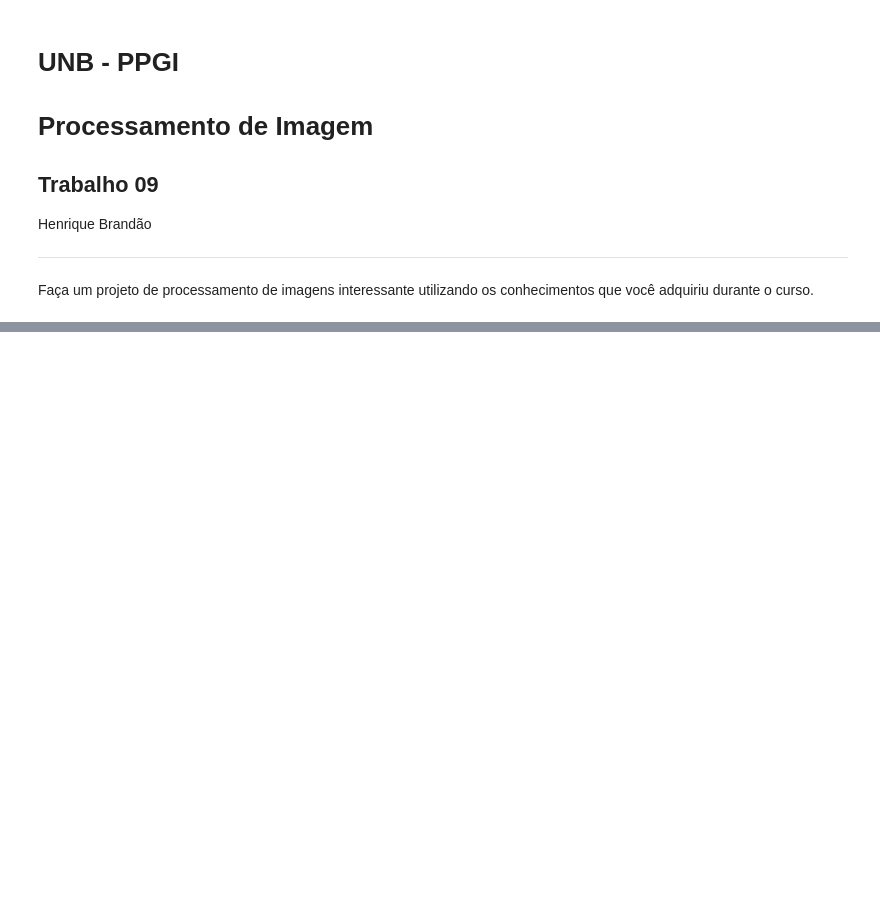
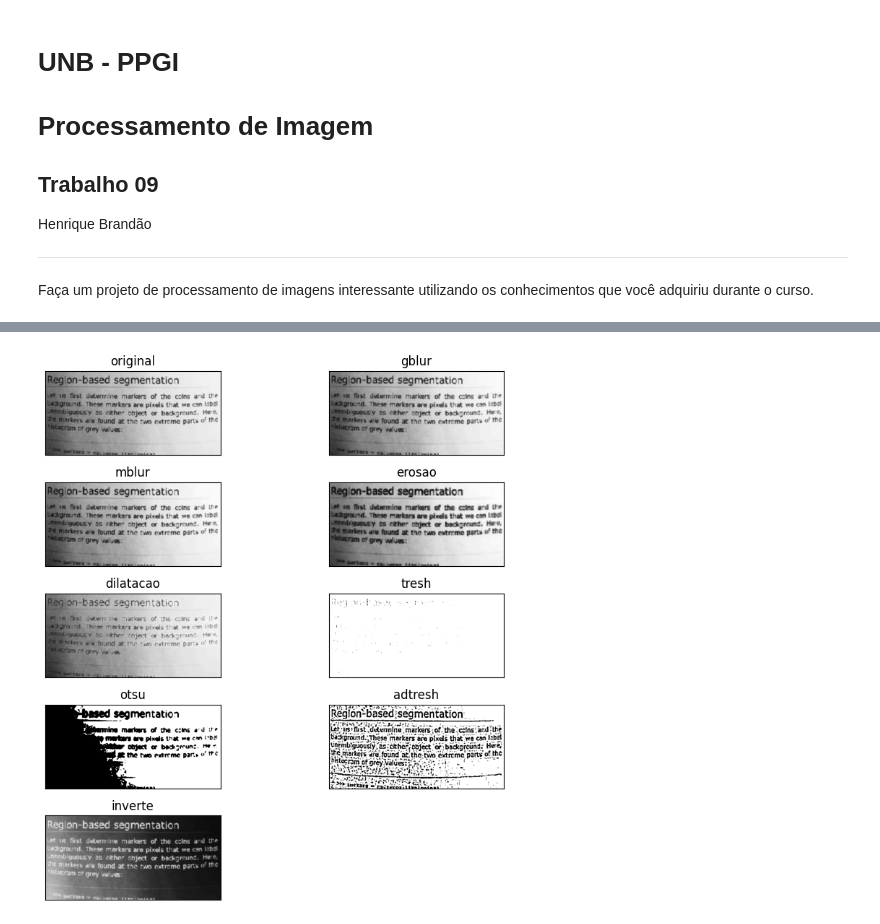
Before and after one commit to htbrandao/ppgi-proc-img, a Jupyter notebook: trab09/trab09.ipynb, the cells around one changed output, grey strips where cells are left out. Drawn from its saved outputs; the diff is of its cells as text; code cells hidden in the pictures; blank space fills up the shorter version.

```diff
--- a/trab09/trab09.ipynb
+++ b/trab09/trab09.ipynb
@@ -99,0 +67,43 @@ plt.show()
+# %%
+inverte = lambda i: cv2.bitwise_not(i)
+
+gblur = lambda i: cv2.GaussianBlur(i, (3,3), 0)
+mblur = lambda i: cv2.medianBlur(i, 3, 0)
+
+kernel = np.ones((3,3), np.uint8)
+erosao = lambda x: cv2.erode(x, kernel, iterations=1)
+dilatacao = lambda x: cv2.dilate(x, kernel, iterations=1)
+
+tresh = lambda i: cv2.threshold(i, 50, 255, cv2.THRESH_BINARY)[-1]
+otsu = lambda i: cv2.threshold(cv2.GaussianBlur(i,(5,5),0),0,255,cv2.THRESH_BINARY+cv2.THRESH_OTSU)[-1]
+adtresh = lambda i: cv2.adaptiveThreshold(i,255,cv2.ADAPTIVE_THRESH_MEAN_C, cv2.THRESH_BINARY,11,2)
+
+def dithering(pixels):
+    return Image.fromarray(pixels).convert("P", dither=Image.Dither.FLOYDSTEINBERG)
+# %%
+plt.figure(figsize=(8,14))
+
+_ = x2
+__ = (
+    ('original', _),
+    ('gblur', gblur(_)),
+    ('mblur', mblur(_)),
+    ('erosao', erosao(_)),
+    ('dilatacao', dilatacao(_)),
+    ('tresh', tresh(_)),
+    ('otsu', otsu(_)),
+    ('adtresh', adtresh(_)),
+    ('inverte', inverte(_)),
+)
+
+for i,_ in enumerate(__):
+    plt.subplot(len(__),2,i+1)
+    plt.title(_[0])
+    plt.imshow(_[-1], cmap='gray')
+    plt.xticks([])
+    plt.yticks([])
+
+plt.tight_layout()
+plt.show()
+# %% [output]
+[figure, added]
```
Also changed, not shown: parts of 15 cells of this notebook, 2 other files.
